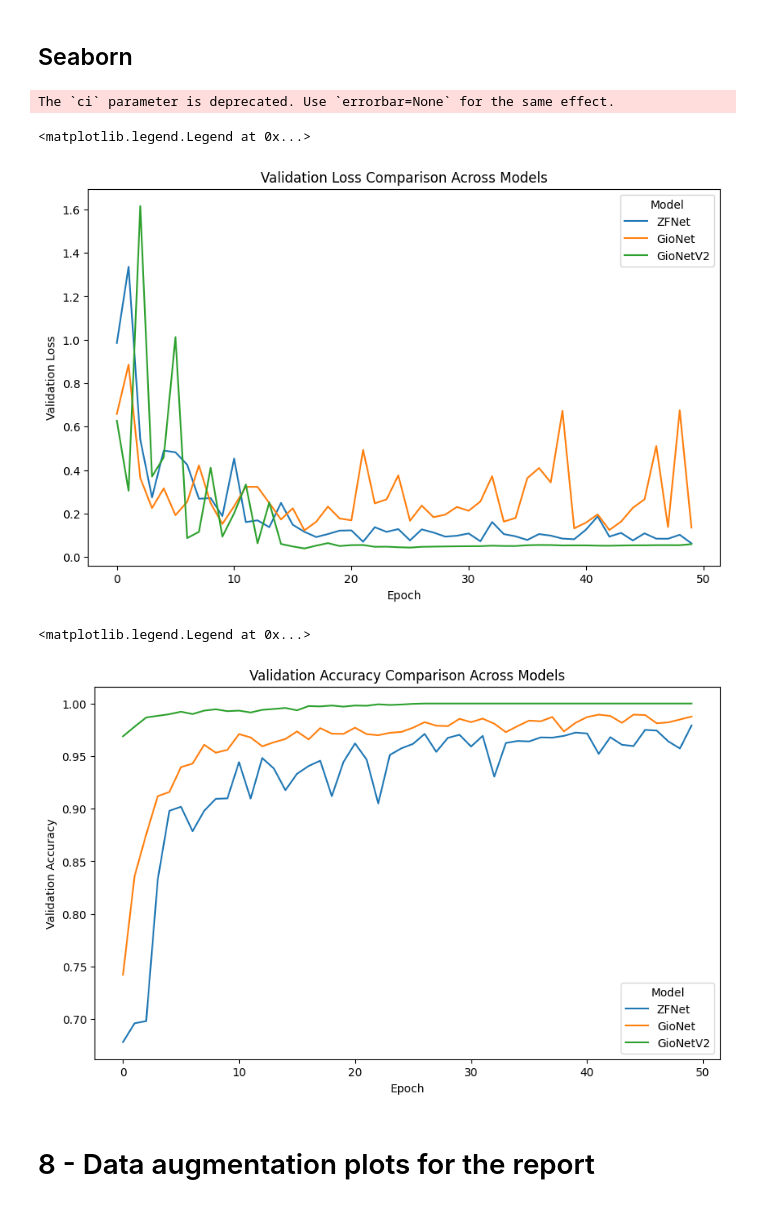
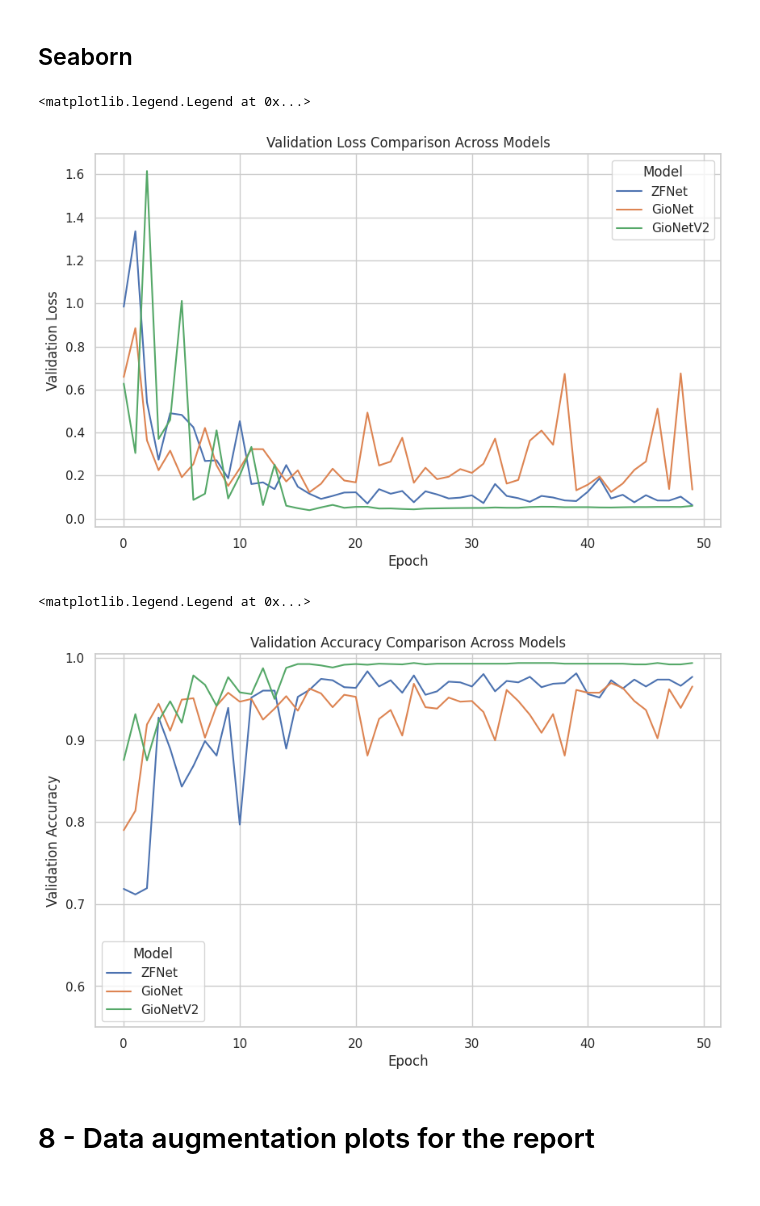
Before and after one commit to giordanovitale/Prado-Museum-CNN, a Jupyter notebook: Prado_Artists.ipynb, the cells around one changed output. Cells and saved outputs as stored; diff of their text form; code cells hidden in the pictures.

```diff
--- a/Prado_Artists.ipynb
+++ b/Prado_Artists.ipynb
@@ -830,0 +808,12 @@ plot_history(gionet_history, y_lim_right=(0.75,1.005))
+# %%
+plt.figure(figsize=(10, 6))
+
+sns.set_style('whitegrid')
+sns.lineplot(data=gionet_history,
+             x='epoch',
+             y='accuracy',
+             label='GioNet')
+# plt.title('Validation Accuracy Comparison Across Models')
+plt.xlabel('Epoch')
+plt.ylabel('Validation Accuracy')
+plt.legend(title='Model')
@@ -1015,6 +1001,7 @@ zfnet_history = pd.read_csv('/content/drive/MyDrive/AMD/model_logs/zfnet.log')
 # %%
 plt.figure(figsize=(10, 6))
 
+sns.set_style('whitegrid')
 sns.lineplot(data=zfnet_history,
              x='epoch',
              y='val_loss',
@@ -1027,38 +1014,39 @@ sns.lineplot(data=gionetv2_history,
              x='epoch',
              y='val_loss',
              label='GioNetV2',
-             ci=None)
+             errorbar=None)
 plt.title('Validation Loss Comparison Across Models')
 plt.xlabel('Epoch')
 plt.ylabel('Validation Loss')
 plt.legend(title='Model')
 # %% [output]
-The `ci` parameter is deprecated. Use `errorbar=None` for the same effect.
+<matplotlib.legend.Legend at 0x...>
-<matplotlib.legend.Legend at 0x...>
-[figure, old version]
+[figure, new version]
 # %%
 plt.figure(figsize=(10, 6))
 
+sns.set_style('whitegrid')
 sns.lineplot(data=zfnet_history,
              x='epoch',
-             y='accuracy',
+             y='val_accuracy',
              label='ZFNet')
 sns.lineplot(data=gionet_history,
              x='epoch',
-             y='accuracy',
+             y='val_accuracy',
              label='GioNet')
 sns.lineplot(data=gionetv2_history,
              x='epoch',
-             y='accuracy',
+             y='val_accuracy',
              label='GioNetV2',
              errorbar=None)
+plt.ylim(0.55,1.005)
 plt.title('Validation Accuracy Comparison Across Models')
 plt.xlabel('Epoch')
 plt.ylabel('Validation Accuracy')
 plt.legend(title='Model')
 # %% [output]
 <matplotlib.legend.Legend at 0x...>
-[figure, old version]
+[figure, new version]
 # %% [markdown]
 # 8 - Data augmentation plots for the report
 # %%
```
Also changed, not shown: parts of 13 cells of this notebook.
